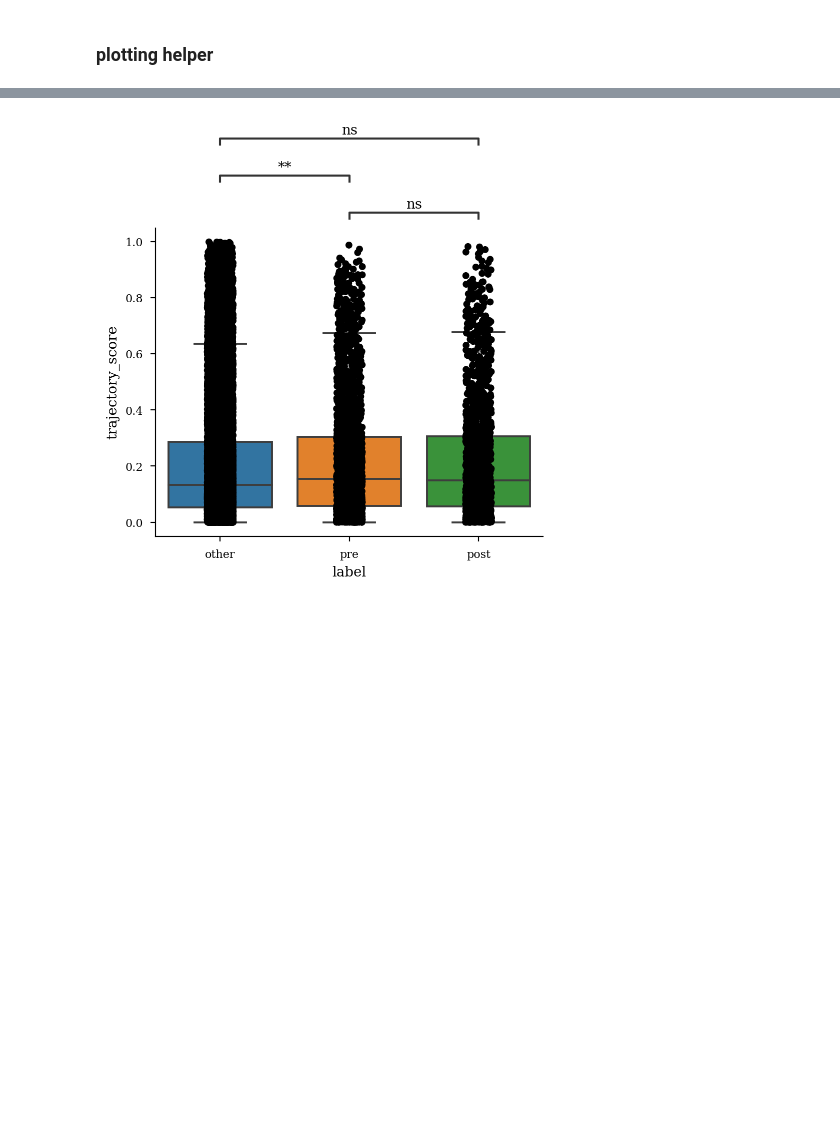
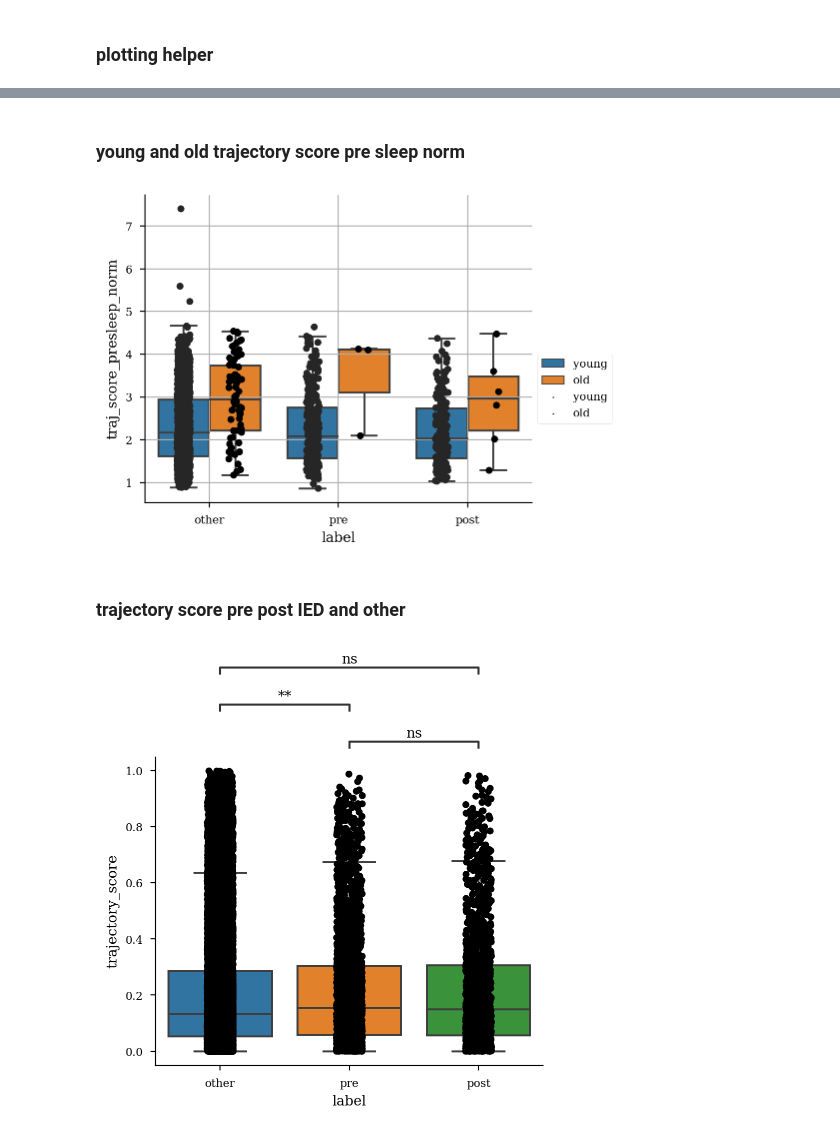
Before and after one commit to ryanharvey1/ad_ied, a Jupyter notebook: scripts/replay/replay_ied.ipynb, the cells around one changed output, grey strips where cells are left out. Saved outputs shown, nothing was run; the diff lists cells and outputs as text; code cells hidden in the pictures; blank space fills up the shorter version.

```diff
--- a/scripts/replay/replay_ied.ipynb
+++ b/scripts/replay/replay_ied.ipynb
@@ -240,3 +264,19 @@ sns.despine()
+# %% [markdown]
+### young and old trajectory score pre sleep norm
+# %%
+query = "decoding_median_error < 25 & epoch.str.contains('post') & score_pval_col_cycle < 0.05"
+
+plt.figure(figsize=(5,4))
+sns.boxplot(data=results_df.query(query),x="label",y="traj_score_presleep_norm",hue="age_label",showfliers=False)
+sns.stripplot(data=results_df.query(query),x="label",y="traj_score_presleep_norm",hue="age_label",color="k",dodge=True)
+# annotate_this(results_df.query(query),"label","trajectory_score",ax=plt.gca(),hue="age_label")
+plt.gca().legend(bbox_to_anchor=(1, 0.5), markerscale=.1)
+sns.despine()
+plt.grid()
+# %% [output]
+[figure, added]
+# %% [markdown]
+### trajectory score pre post IED and other
 # %%
 # query = "epoch.str.contains('tmaze|post') & decoding_median_error < 23 & score_pval_col_cycle < 0.05 & score_pval_time_swap<0.05"
 query = "decoding_median_error < 25 & epoch.str.contains('post')"
```
Also changed, not shown: parts of 17 cells of this notebook.
